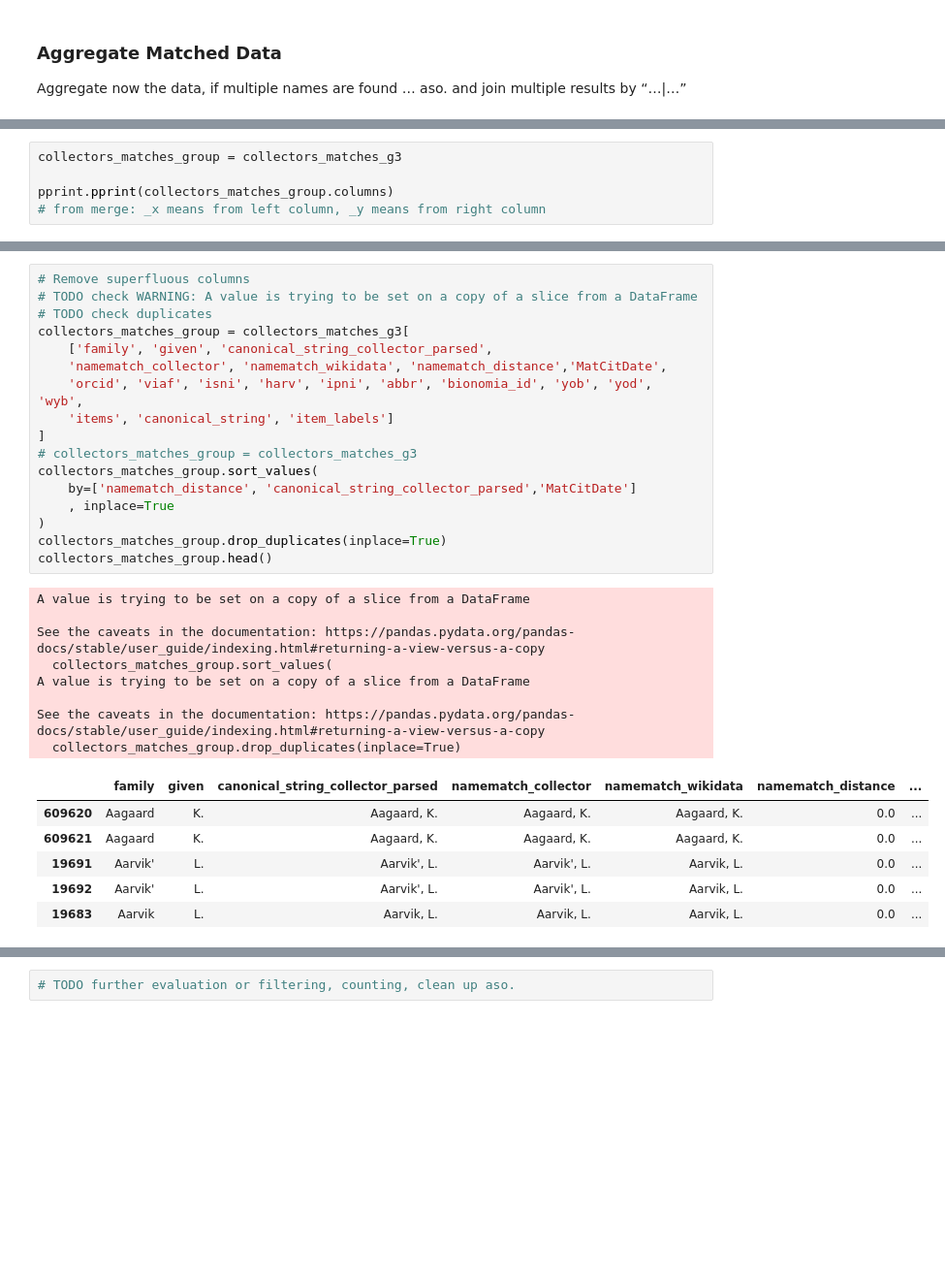
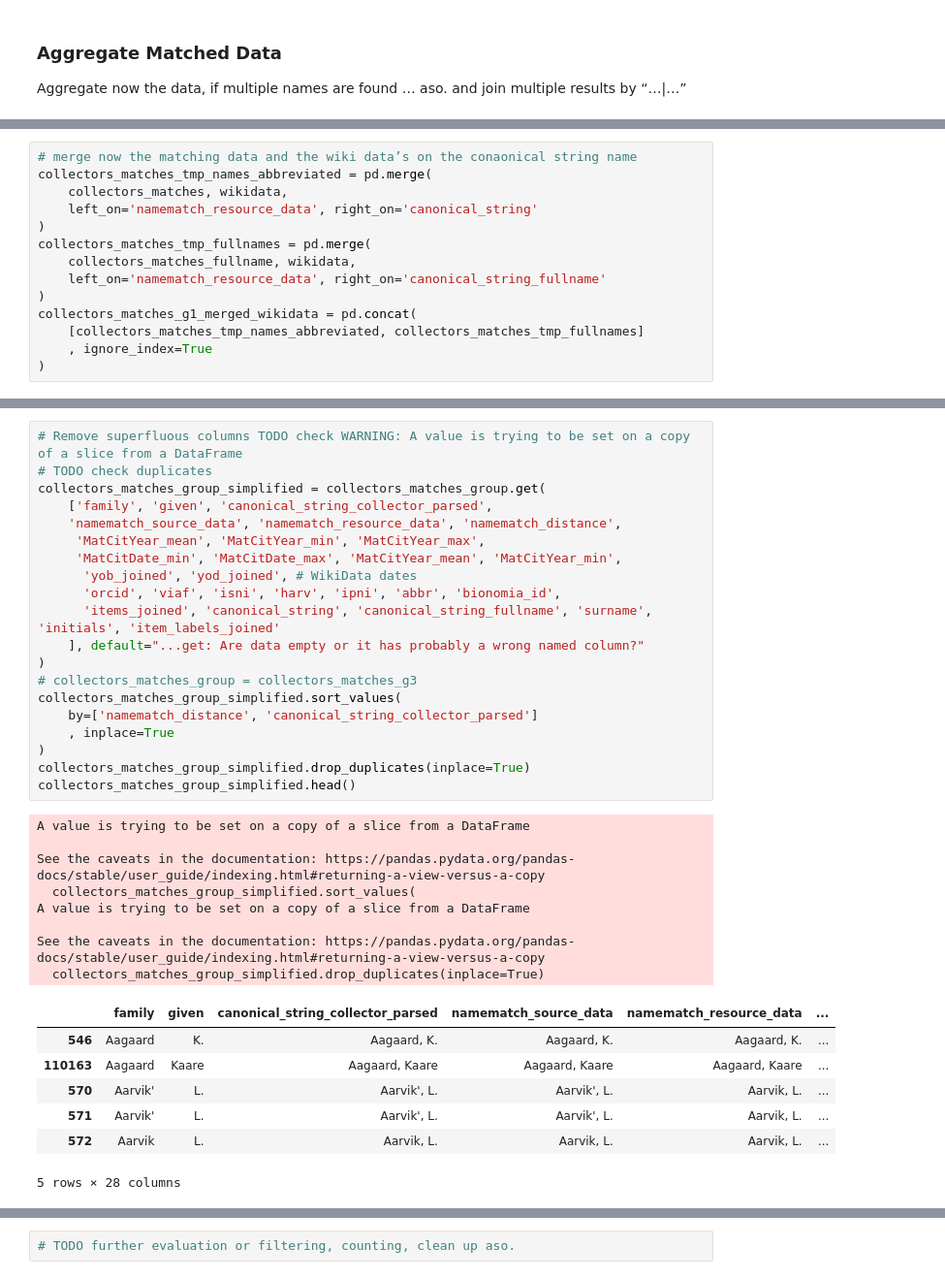
Before and after one commit to infinite-dao/collector-matching, a Jupyter notebook: create_and_match_plazi_collectors_dataset.ipynb, the cells around one changed output, grey strips where cells are left out. Shown: that part at 97% size. Drawn from its saved outputs; the diff is of its cells as text; blank space fills up the shorter version.

```diff
--- a/create_and_match_plazi_collectors_dataset.ipynb
+++ b/create_and_match_plazi_collectors_dataset.ipynb
@@ -537,5 +782,0 @@ Prepare data to save later on …
-# %%
-collectors_matches_group = collectors_matches_g3
-
-pprint.pprint(collectors_matches_group.columns)
-# from merge: _x means from left column, _y means from right column
@@ -564,0 +783,14 @@ collectors_matches_group.head()
+# %%
+# merge now the matching data and the wiki data’s on the conaonical string name
+collectors_matches_tmp_names_abbreviated = pd.merge(
+    collectors_matches, wikidata,
+    left_on='namematch_resource_data', right_on='canonical_string'
+)
+collectors_matches_tmp_fullnames = pd.merge(
+    collectors_matches_fullname, wikidata,
+    left_on='namematch_resource_data', right_on='canonical_string_fullname'
+)
+collectors_matches_g1_merged_wikidata = pd.concat(
+    [collectors_matches_tmp_names_abbreviated, collectors_matches_tmp_fullnames]
+    , ignore_index=True
+)
@@ -565,33 +939,37 @@ collectors_matches_group.head()
 # %%
-# Remove superfluous columns
-# TODO check WARNING: A value is trying to be set on a copy of a slice from a DataFrame
+# Remove superfluous columns TODO check WARNING: A value is trying to be set on a copy of a slice from a DataFrame
 # TODO check duplicates
-collectors_matches_group = collectors_matches_g3[
+collectors_matches_group_simplified = collectors_matches_group.get(
     ['family', 'given', 'canonical_string_collector_parsed',
-    'namematch_collector', 'namematch_wikidata', 'namematch_distance','MatCitDate',
-    'orcid', 'viaf', 'isni', 'harv', 'ipni', 'abbr', 'bionomia_id', 'yob', 'yod', 'wyb',
-    'items', 'canonical_string', 'item_labels']
-]
+    'namematch_source_data', 'namematch_resource_data', 'namematch_distance',
+     'MatCitYear_mean', 'MatCitYear_min', 'MatCitYear_max',
+     'MatCitDate_min', 'MatCitDate_max', 'MatCitYear_mean', 'MatCitYear_min',
+      'yob_joined', 'yod_joined', # WikiData dates
+      'orcid', 'viaf', 'isni', 'harv', 'ipni', 'abbr', 'bionomia_id',
+      'items_joined', 'canonical_string', 'canonical_string_fullname', 'surname', 'initials', 'item_labels_joined'
+    ], default="...get: Are data empty or it has probably a wrong named column?"
+)
 # collectors_matches_group = collectors_matches_g3
-collectors_matches_group.sort_values(
-    by=['namematch_distance', 'canonical_string_collector_parsed','MatCitDate']
+collectors_matches_group_simplified.sort_values(
+    by=['namematch_distance', 'canonical_string_collector_parsed']
     , inplace=True
 )
-collectors_matches_group.drop_duplicates(inplace=True)
-collectors_matches_group.head()
+collectors_matches_group_simplified.drop_duplicates(inplace=True)
+collectors_matches_group_simplified.head()
 # %% [output]
 A value is trying to be set on a copy of a slice from a DataFrame
 
 See the caveats in the documentation: https://pandas.pydata.org/pandas-docs/stable/user_guide/indexing.html#returning-a-view-versus-a-copy
-  collectors_matches_group.sort_values(
+  collectors_matches_group_simplified.sort_values(
 A value is trying to be set on a copy of a slice from a DataFrame
 
 See the caveats in the documentation: https://pandas.pydata.org/pandas-docs/stable/user_guide/indexing.html#returning-a-view-versus-a-copy
-  collectors_matches_group.drop_duplicates(inplace=True)
+  collectors_matches_group_simplified.drop_duplicates(inplace=True)
-|  | family | given | canonical_string_collector_parsed | namematch_collector | namematch_wikidata | namematch_distance | ... |
-| 609620 | Aagaard | K. | Aagaard, K. | Aagaard, K. | Aagaard, K. | 0.0 | ... |
-| 609621 | Aagaard | K. | Aagaard, K. | Aagaard, K. | Aagaard, K. | 0.0 | ... |
-| 19691 | Aarvik' | L. | Aarvik', L. | Aarvik', L. | Aarvik, L. | 0.0 | ... |
-| 19692 | Aarvik' | L. | Aarvik', L. | Aarvik', L. | Aarvik, L. | 0.0 | ... |
-| 19683 | Aarvik | L. | Aarvik, L. | Aarvik, L. | Aarvik, L. | 0.0 | ... |
+|  | family | given | canonical_string_collector_parsed | namematch_source_data | namematch_resource_data | ... |
+| 546 | Aagaard | K. | Aagaard, K. | Aagaard, K. | Aagaard, K. | ... |
+| 110163 | Aagaard | Kaare | Aagaard, Kaare | Aagaard, Kaare | Aagaard, Kaare | ... |
+| 570 | Aarvik' | L. | Aarvik', L. | Aarvik', L. | Aarvik, L. | ... |
+| 571 | Aarvik' | L. | Aarvik', L. | Aarvik', L. | Aarvik, L. | ... |
+| 572 | Aarvik | L. | Aarvik, L. | Aarvik, L. | Aarvik, L. | ... |
+5 rows × 28 columns
 # %%
```
Also changed, not shown: parts of 44 cells of this notebook, 41 other files.
